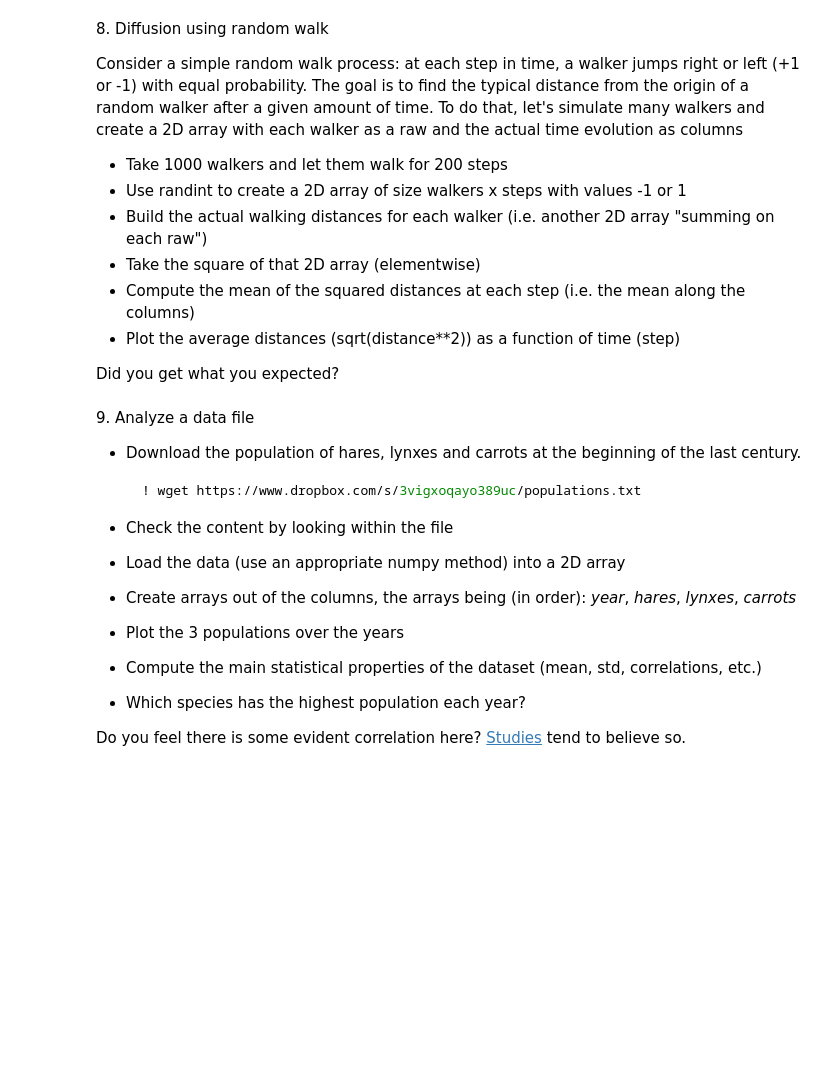
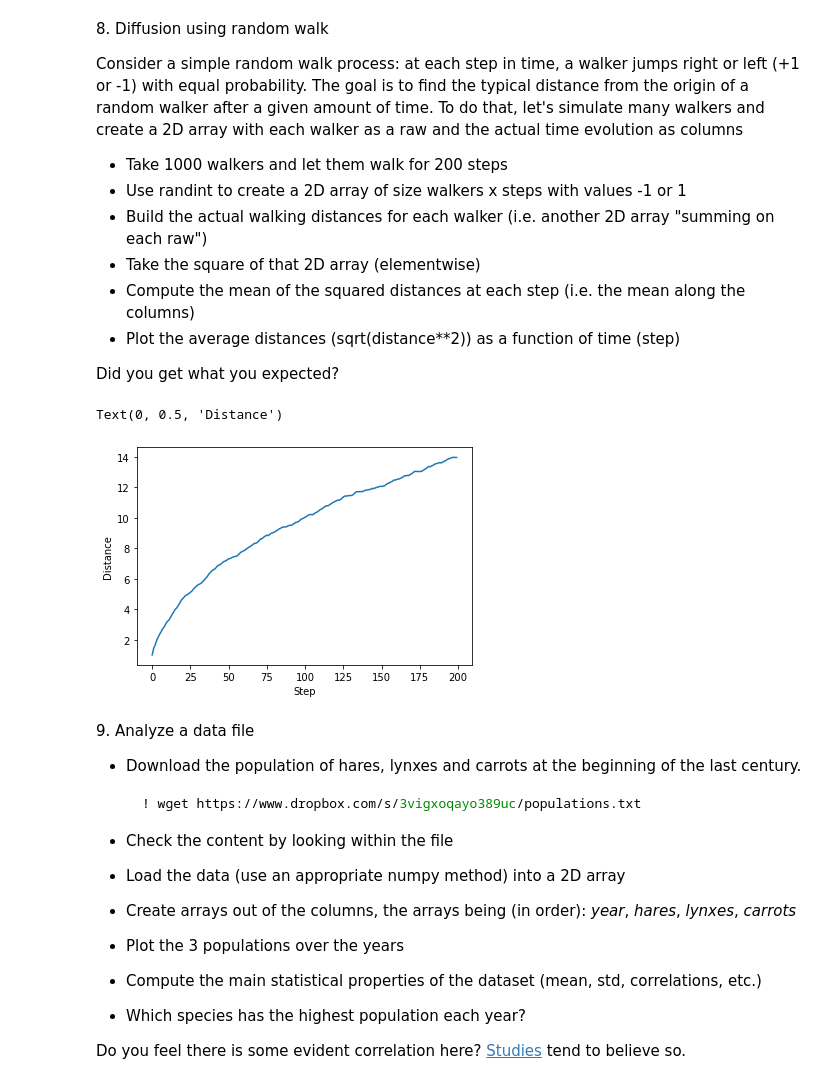
Before and after one commit to LauraRavagnani/LaboratoryOfComputationalPhysics_Y6, a Jupyter notebook: 04ex_Numpy.ipynb, the cells around one changed output. Cells and saved outputs as stored; diff of their text form; code cells hidden in the pictures; blank space fills up the shorter version.

```diff
--- a/04ex_Numpy.ipynb
+++ b/04ex_Numpy.ipynb
@@ -271,3 +307,23 @@ Did you get what you expected?
+# %%
+walkers = 1000
+steps = 200
+
+# array walker x steps
+walk_step = npr.randint(low = 0, high = 2, size = (walkers, steps)) * 2 - 1
+
+# array of walked distance for each walker
+dist = np.cumsum(walk_step, axis = 1)
+dist = np.square(dist)
+
+# mean along the column
+col_mean = np.mean(dist, axis = 0)
+
+plt.plot(range(steps), np.sqrt(col_mean))
+plt.xlabel('Step')
+plt.ylabel('Distance')
+# %% [output]
+Text(0, 0.5, 'Distance')
+[figure, added]
 # %% [markdown]
 9\. Analyze a data file
   * Download the population of hares, lynxes and carrots at the beginning of the last century.
```
Also changed, not shown: parts of 9 cells of this notebook.
